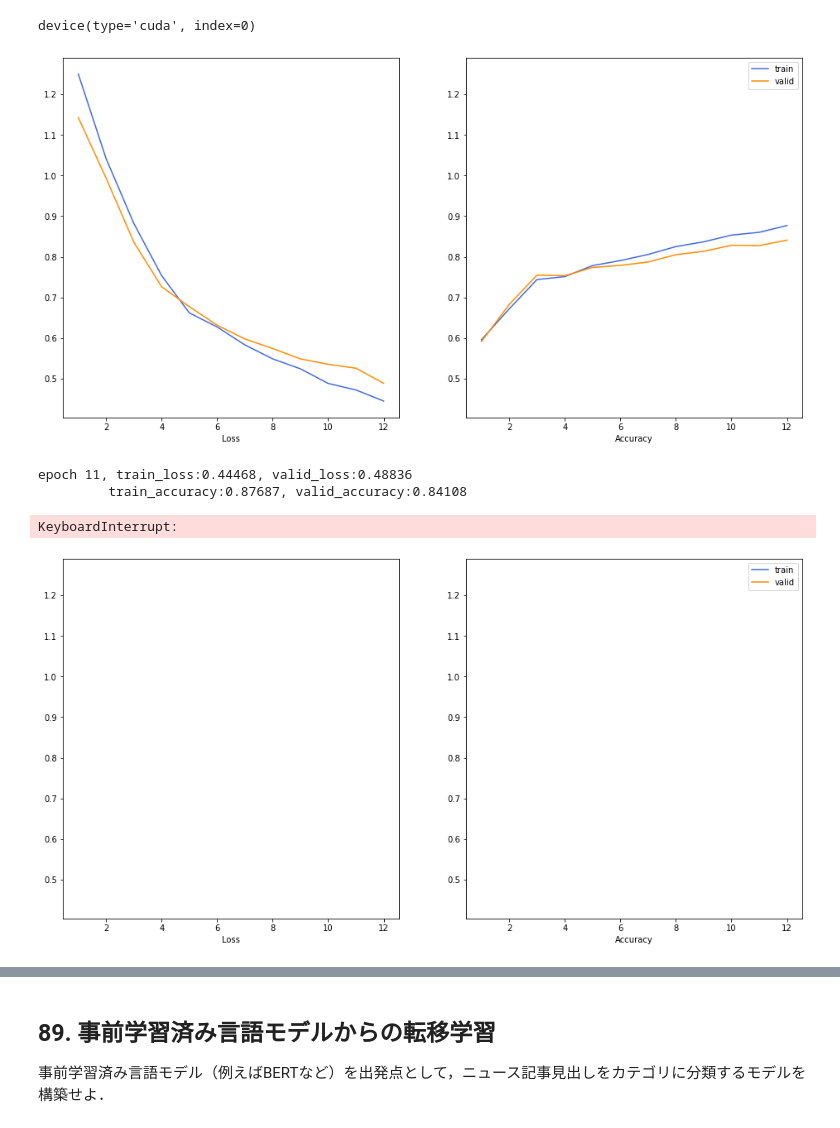
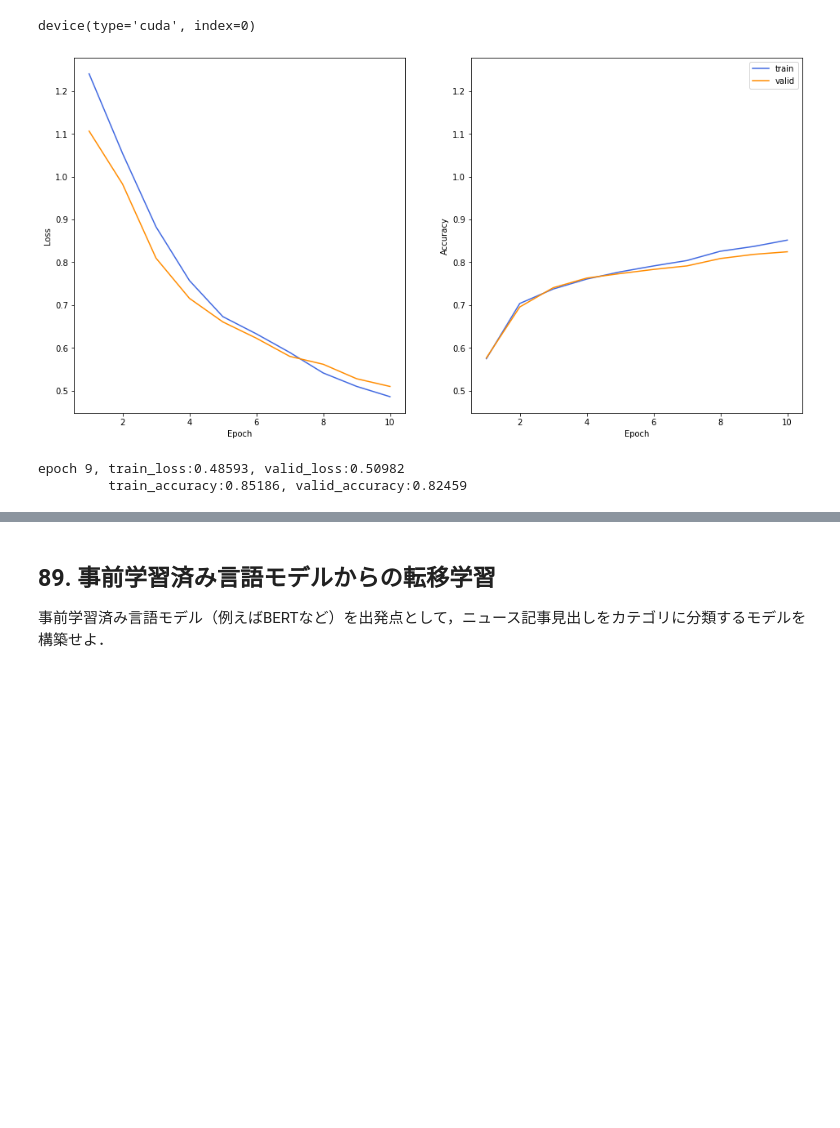
Before and after one commit to shinchu/nlp100, a Jupyter notebook: notebooks/nlp100_9.ipynb, the cells around one changed output, grey strips where cells are left out. Drawn from its saved outputs; the diff is of its cells as text; code cells hidden in the pictures; blank space fills up the shorter version.

```diff
--- a/notebooks/nlp100_9.ipynb
+++ b/notebooks/nlp100_9.ipynb
@@ -426,8 +426,10 @@ class Plotter:
         self.fig = plt.figure(figsize=(16, 8))
         self.ax1 = self.fig.add_subplot(1, 2, 1)
         self.ax2 = self.fig.add_subplot(1, 2, 2, sharey=self.ax1)
-        self.ax1.set_xlabel('Loss')
-        self.ax2.set_xlabel('Accuracy')
+        self.ax1.set_xlabel('Epoch')
+        self.ax1.set_ylabel('Loss')
+        self.ax2.set_xlabel('Epoch')
+        self.ax2.set_ylabel('Accuracy')
 
     def update(self, data):
 
@@ -490,24 +492,22 @@ def accuracy(true, pred):
 # %%
 model = CNN(len(cnn_vocab_dict), 300, 128, 4)
 init_cnn_embed(model.embed)
 loaders = (
     gen_maxtokens_loader(train_dataset, 4000),
     gen_descending_loader(valid_dataset, 32),
     gen_loader(train_dataset, 1),
     gen_loader(valid_dataset, 1)
 )
 task = Task()
 plotter = Plotter()
 optimizer = optim.SGD(model.parameters(), lr=0.01, momentum=0.9, nesterov=True)
-trainer = Trainer(model, loaders, task, optimizer, 20, plotter, device)
+trainer = Trainer(model, loaders, task, optimizer, 10, plotter, device)
 trainer.train()
 plotter.close()
 # %% [output]
-[figure, old version]
+[figure, new version]
-epoch 11, train_loss:0.44468, valid_loss:0.48836
-         train_accuracy:0.87687, valid_accuracy:0.84108
+epoch 9, train_loss:0.48593, valid_loss:0.50982
+         train_accuracy:0.85186, valid_accuracy:0.82459
-KeyboardInterrupt:
-[figure, removed]
 # %%
 # predictor = Predictor(model, gen_loader(train_dataset, 1), device)
 # pred = predictor.predict()
```
Also changed, not shown: parts of 3 cells of this notebook.
